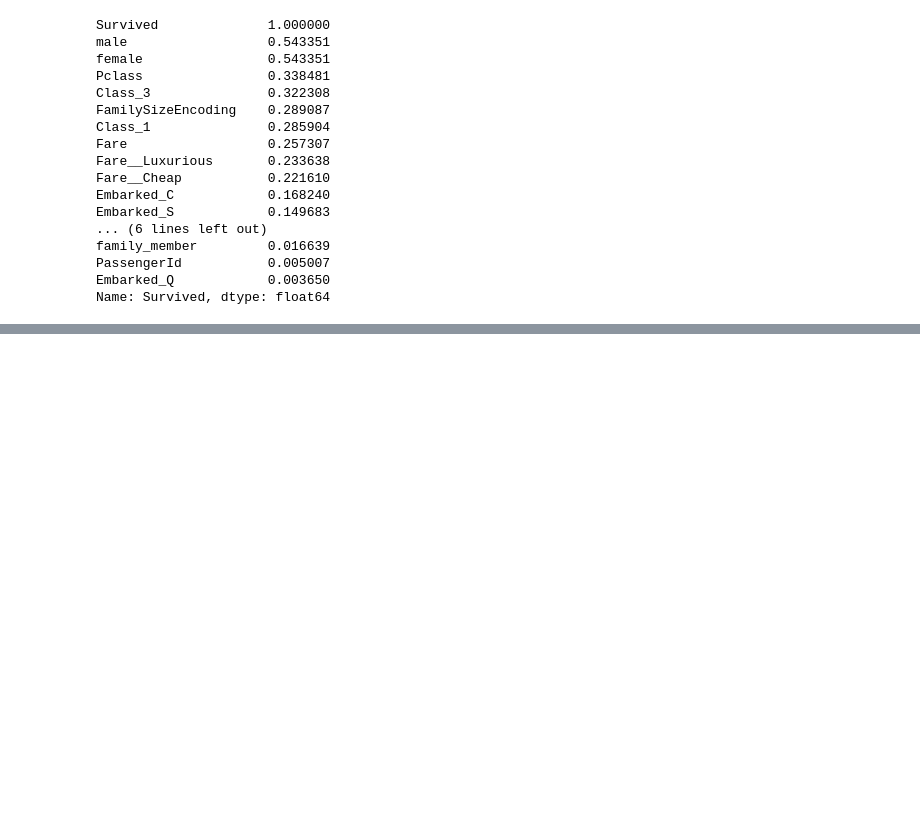
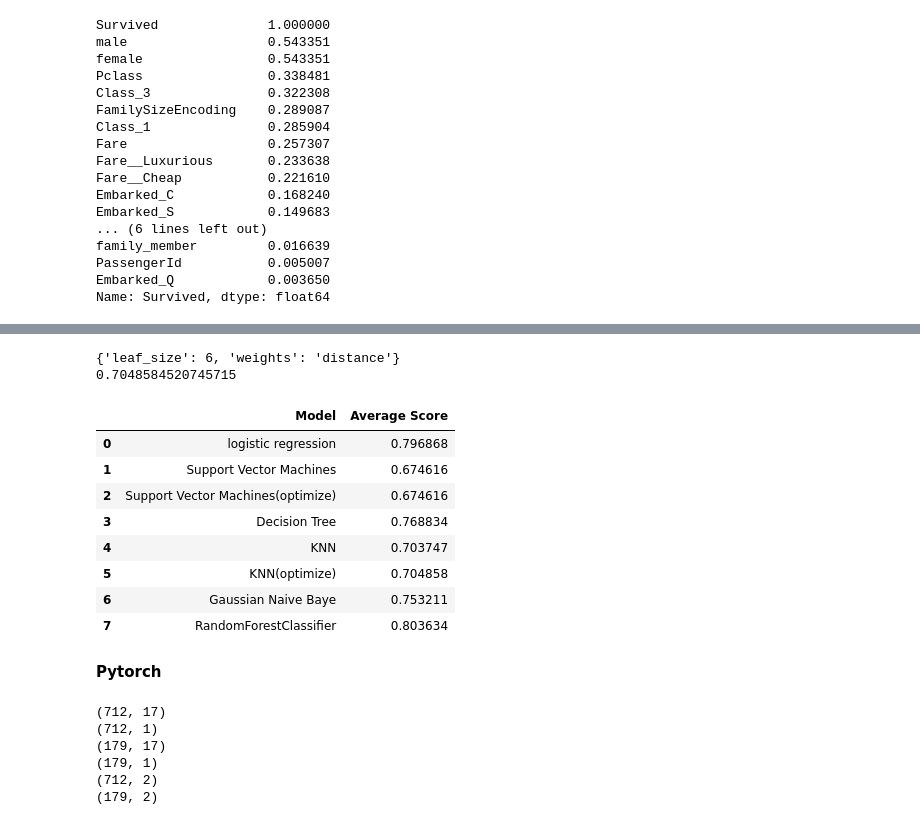
Before and after one commit to chingyunghuang/titanic-analysis, a Jupyter notebook: 專案實作＃01_鐵達尼號存活預測.ipynb, the cells around one changed output, grey strips where cells are left out. Saved outputs shown, nothing was run; the diff lists cells and outputs as text; code cells hidden in the pictures; blank space fills up the shorter version.

```diff
--- a/專案實作＃01_鐵達尼號存活預測.ipynb
+++ b/專案實作＃01_鐵達尼號存活預測.ipynb
@@ -318,0 +319,56 @@ KeyboardInterrupt: ignored
+# %%
+# Use GridSearchCV : 自動調參數的方法
+# 調knn
+knn = KNeighborsClassifier(n_neighbors = 4)
+Parameters = {
+    'weights' : [ 'distance'],
+    'leaf_size':[6]
+
+}
+clf= GridSearchCV(knn, Parameters, cv = 5, n_jobs = 6)
+clf.fit(train_X2, train_y2)
+print(clf.best_params_)
+scores_8 = cross_val_score(knn, train_X2, train_y2.values.ravel(), cv=5,scoring='accuracy').mean()
+print(scores_8)
+# %% [output]
+{'leaf_size': 6, 'weights': 'distance'}
+0.7048584520745715
+# %%
+models=pd.DataFrame({'Model': ['logistic regression','Support Vector Machines','Support Vector Machines(optimize)','Decision Tree','KNN','KNN(optimize)','Gaussian Naive Baye','RandomForestClassifier'],
+              'Average Score':[scores_1,scores_2,scores_7,scores_3,scores_4,scores_8,scores_5,scores_6]})
+models
+# %% [output]
+|  | Model | Average Score |
+| 0 | logistic regression | 0.796868 |
+| 1 | Support Vector Machines | 0.674616 |
+| 2 | Support Vector Machines(optimize) | 0.674616 |
+| 3 | Decision Tree | 0.768834 |
+| 4 | KNN | 0.703747 |
+| 5 | KNN(optimize) | 0.704858 |
+| 6 | Gaussian Naive Baye | 0.753211 |
+| 7 | RandomForestClassifier | 0.803634 |
+# %% [markdown]
+**Pytorch**
+# %%
+from sklearn.model_selection import train_test_split
+
+X_train, X_test, y_train, y_test = train_test_split(train_X2, train_y2, test_size = 0.2)
+
+print(X_train.shape) # (547, 15)
+print(y_train.shape)
+print(X_test.shape) # (137, 15)
+print(y_test.shape)
+
+import tensorflow as tf
+y_train_onehot = tf.keras.utils.to_categorical(y_train, num_classes=2)
+y_test_onehot = tf.keras.utils.to_categorical(y_test, num_classes=2)
+
+print(y_train_onehot.shape)
+print(y_test_onehot.shape)
+# %% [output]
+(712, 17)
+(712, 1)
+(179, 17)
+(179, 1)
+(712, 2)
+(179, 2)
```
Also changed, not shown: parts of 6 cells of this notebook.
